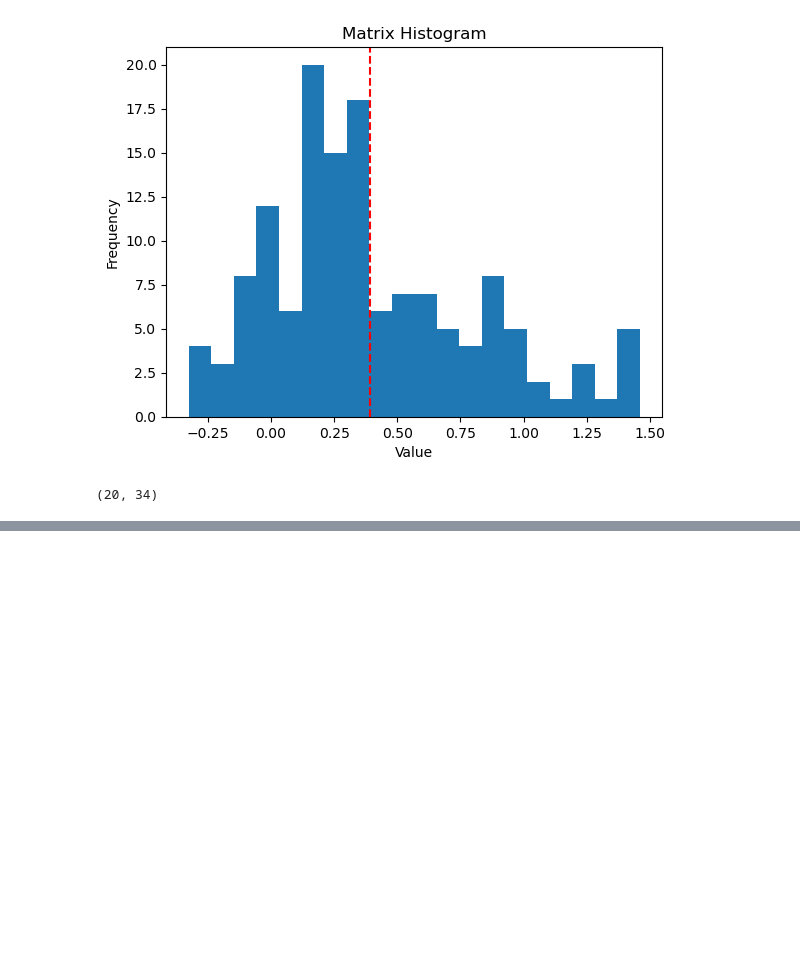
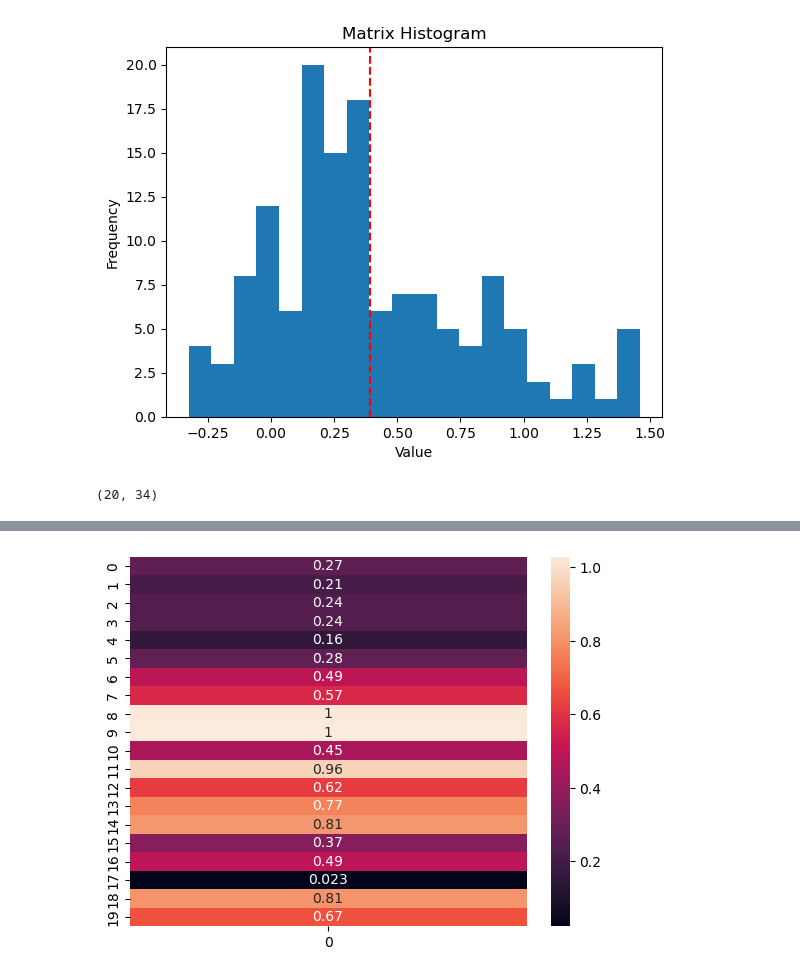
Before and after one commit to ThatBerra/thesis_AI4realnet_distributed, a Jupyter notebook: notebook.ipynb, the cells around one changed output, grey strips where cells are left out. Saved outputs shown, nothing was run; the diff lists cells and outputs as text; code cells hidden in the pictures; blank space fills up the shorter version.

```diff
--- a/notebook.ipynb
+++ b/notebook.ipynb
@@ -397,0 +411,7 @@ pd.DataFrame(mi)
+# %%
+hm = sn.heatmap(data = mi[:, 32].reshape((20,1)), annot=True)
+
+# displaying the plotted heatmap
+plt.show()
+# %% [output]
+[figure, added]
```
Also changed, not shown: parts of 7 cells of this notebook, 1 other file.
